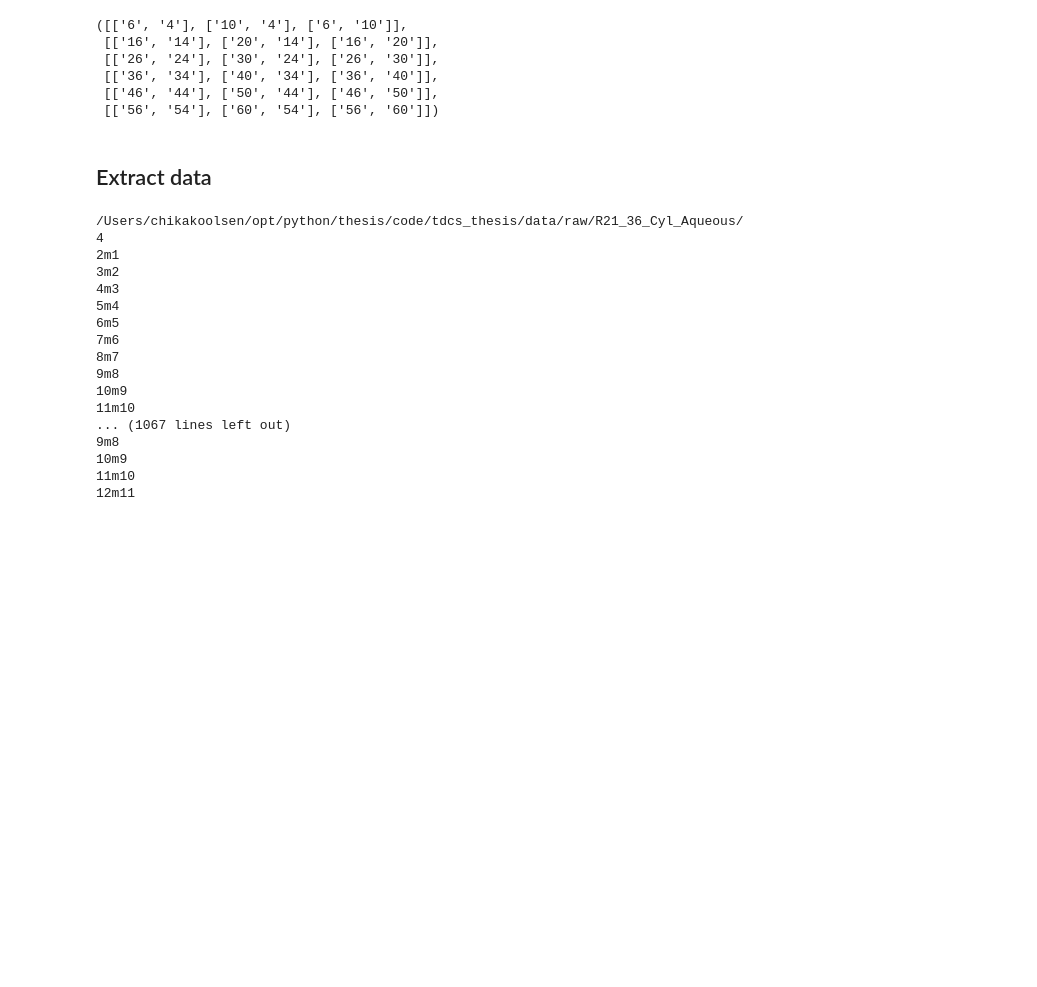
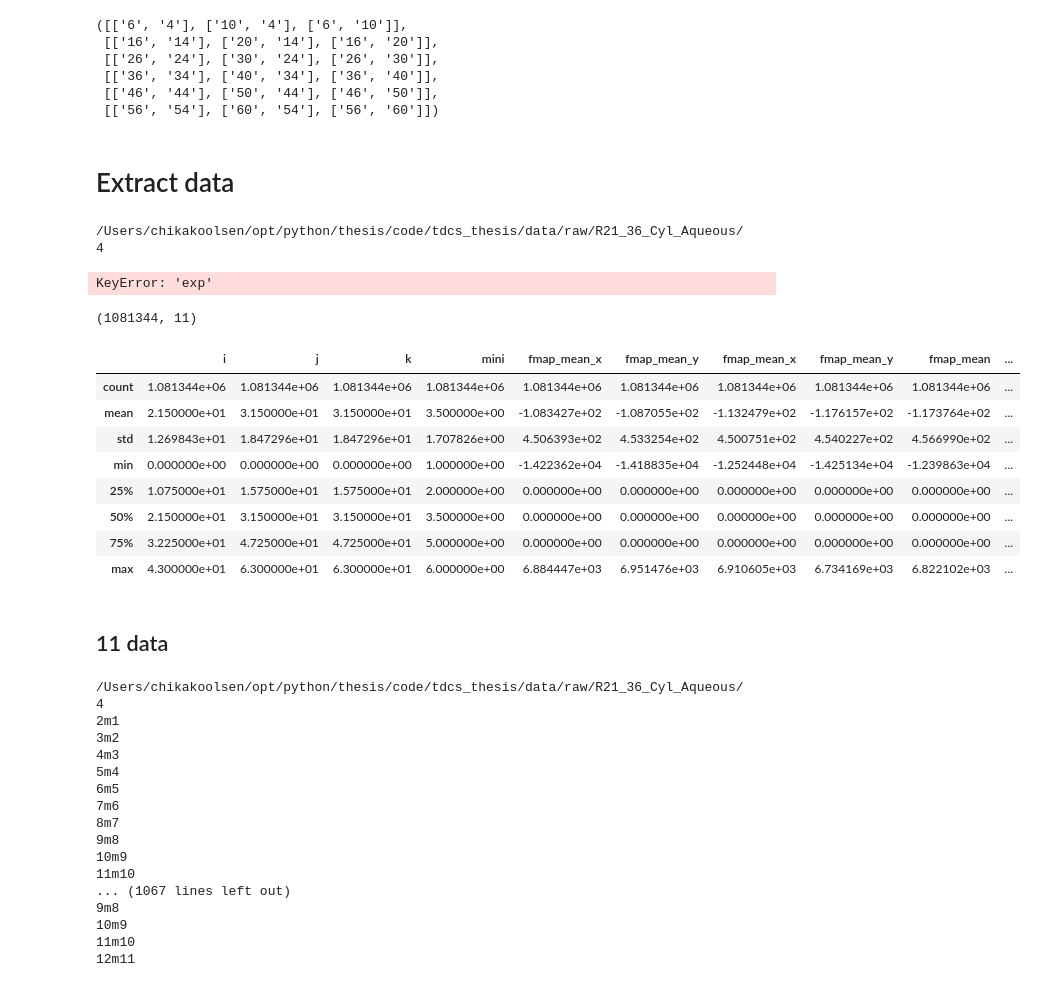
Before and after one commit to chikakoto/tdcs_thesis, a Jupyter notebook: notebooks/0.2_extract_data.ipynb, the cells around one changed output. Cells and saved outputs as stored; diff of their text form; code cells hidden in the pictures; blank space fills up the shorter version.

Commit message:
add several way of extracting data.

```diff
--- a/notebooks/0.2_extract_data.ipynb
+++ b/notebooks/0.2_extract_data.ipynb
@@ -47,4 +47,4 @@ bp
  [['46', '44'], ['50', '44'], ['46', '50']],
  [['56', '54'], ['60', '54'], ['56', '60']])
 # %% [markdown]
-## Extract data
+# Extract data
@@ -51 +95,25 @@ bp
+# %%
+result_36 = extract_mean_data(sub_path_36, '36')
+# %% [output]
+/Users/chikakoolsen/opt/python/thesis/code/tdcs_thesis/data/raw/R21_36_Cyl_Aqueous/
+4
+KeyError: 'exp'
+# %%
+print(result_36.shape)
+# %% [output]
+(1081344, 11)
+# %%
+result_36.describe()
+# %% [output]
+|  | i | j | k | mini | fmap_mean_x | fmap_mean_y | fmap_mean_x | fmap_mean_y | fmap_mean | ... |
+| count | 1.081344e+06 | 1.081344e+06 | 1.081344e+06 | 1.081344e+06 | 1.081344e+06 | 1.081344e+06 | 1.081344e+06 | 1.081344e+06 | 1.081344e+06 | ... |
+| mean | 2.150000e+01 | 3.150000e+01 | 3.150000e+01 | 3.500000e+00 | -1.083427e+02 | -1.087055e+02 | -1.132479e+02 | -1.176157e+02 | -1.173764e+02 | ... |
+| std | 1.269843e+01 | 1.847296e+01 | 1.847296e+01 | 1.707826e+00 | 4.506393e+02 | 4.533254e+02 | 4.500751e+02 | 4.540227e+02 | 4.566990e+02 | ... |
+| min | 0.000000e+00 | 0.000000e+00 | 0.000000e+00 | 1.000000e+00 | -1.422362e+04 | -1.418835e+04 | -1.252448e+04 | -1.425134e+04 | -1.239863e+04 | ... |
+| 25% | 1.075000e+01 | 1.575000e+01 | 1.575000e+01 | 2.000000e+00 | 0.000000e+00 | 0.000000e+00 | 0.000000e+00 | 0.000000e+00 | 0.000000e+00 | ... |
+| 50% | 2.150000e+01 | 3.150000e+01 | 3.150000e+01 | 3.500000e+00 | 0.000000e+00 | 0.000000e+00 | 0.000000e+00 | 0.000000e+00 | 0.000000e+00 | ... |
+| 75% | 3.225000e+01 | 4.725000e+01 | 4.725000e+01 | 5.000000e+00 | 0.000000e+00 | 0.000000e+00 | 0.000000e+00 | 0.000000e+00 | 0.000000e+00 | ... |
+| max | 4.300000e+01 | 6.300000e+01 | 6.300000e+01 | 6.000000e+00 | 6.884447e+03 | 6.951476e+03 | 6.910605e+03 | 6.734169e+03 | 6.822102e+03 | ... |
+# %% [markdown]
+## 11 data
 # %%
```
Also changed, not shown: parts of 6 cells of this notebook, 1 other file.
